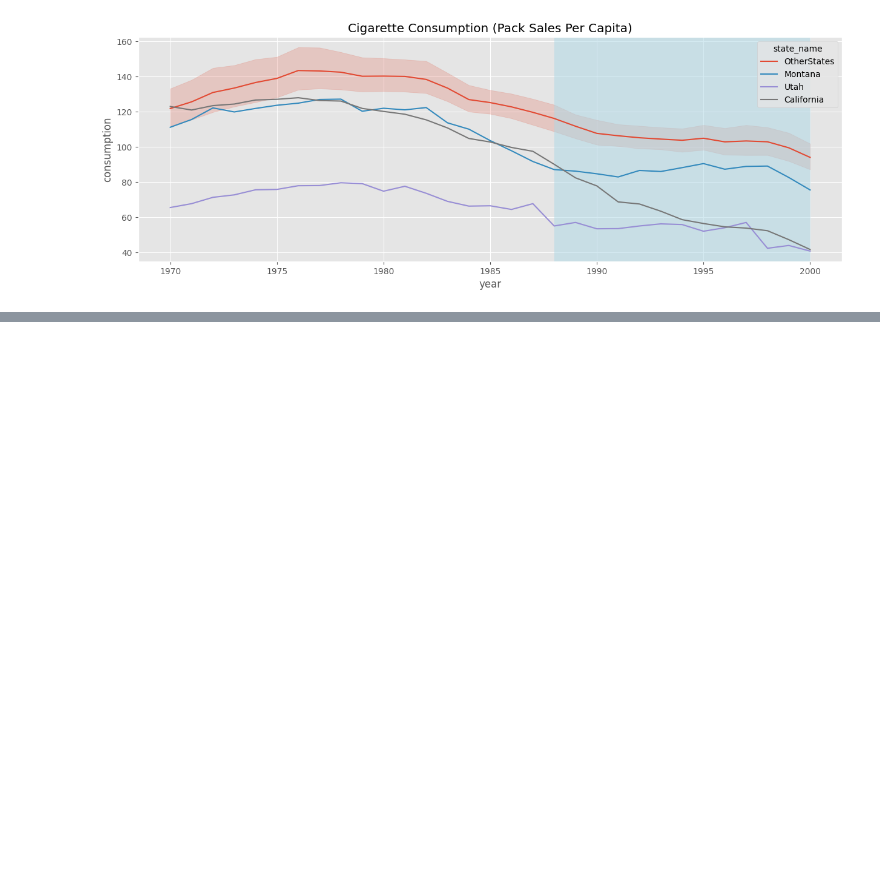
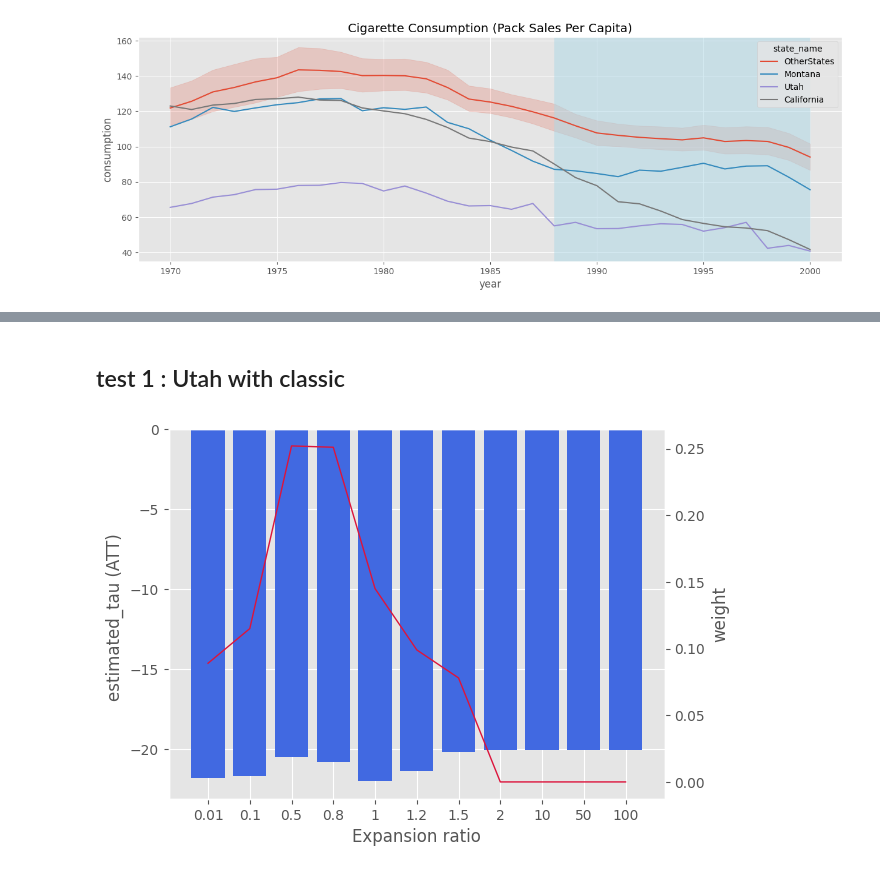
Before and after one commit to MasaAsami/pysynthdid, a Jupyter notebook: notebook/ClassicSCM.ipynb, the cells around one changed output, grey strips where cells are left out. Cells and saved outputs as stored; diff of their text form; code cells hidden in the pictures; blank space fills up the shorter version.

```diff
--- a/notebook/ClassicSCM.ipynb
+++ b/notebook/ClassicSCM.ipynb
@@ -126,0 +150,37 @@ utah_omega.T
+# %% [markdown]
+## test 1 : Utah with classic
+# %%
+utah_omega = {}
+utah_tau = {}
+
+for _e in tqdm(expand_list):
+    _df = df.copy()
+    _df["Utah"] = _df["Utah"] * _e
+    # re-run
+    _sdid = SynthDID(_df, PRE_TEREM, POST_TEREM, TREATMENT)
+    _sdid.fit(zeta_type="base", simple_sc=False)
+
+    utah_tau[_e] = _sdid.hat_tau(model="sc")
+    hat_omega_sc = _sdid.estimated_params(model="sc")
+    utah_omega[_e] = hat_omega_sc.query("features == 'Utah'")[
+        "sc_weight"
+    ].values[0]
+# %%
+utah_tau = pd.DataFrame(utah_tau, index = ["tau"]).T
+utah_omega = pd.DataFrame(utah_omega, index = ["weight"]).T
+# %%
+_expand_list = [ str(_e) for _e in expand_list ]
+
+fig, ax1 = plt.subplots()
+ax1.bar(_expand_list , utah_tau["tau"], align="center", color="royalblue", linewidth=0, label="tau")
+ax1.set_ylabel('estimated_tau (ATT) ')
+ax1.set_xlabel('Expansion ratio')
+
+ax2 = ax1.twinx()
+ax2.plot(_expand_list , utah_omega["weight"], linewidth=1, color="crimson", label="weight")
+ax2.set_ylabel('weight')
+ax2.grid(False)
+
+plt.show()
+# %% [output]
+[figure, added]
```
Also changed, not shown: parts of 16 cells of this notebook, 2 other files.
